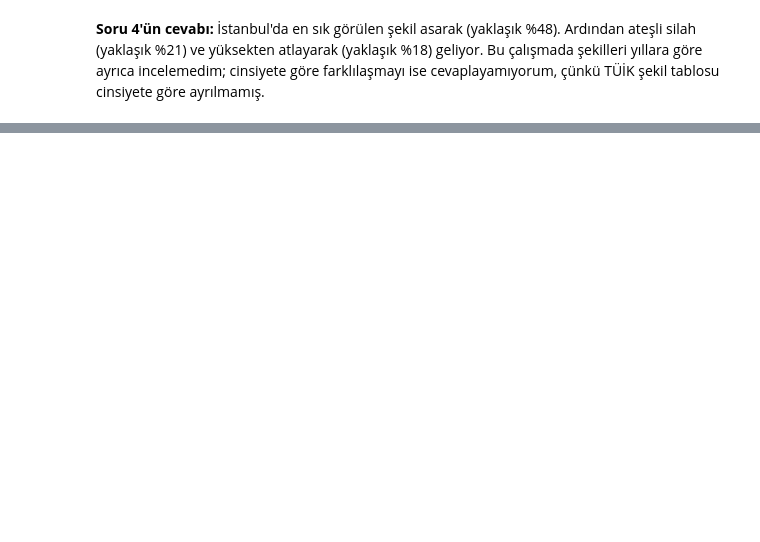
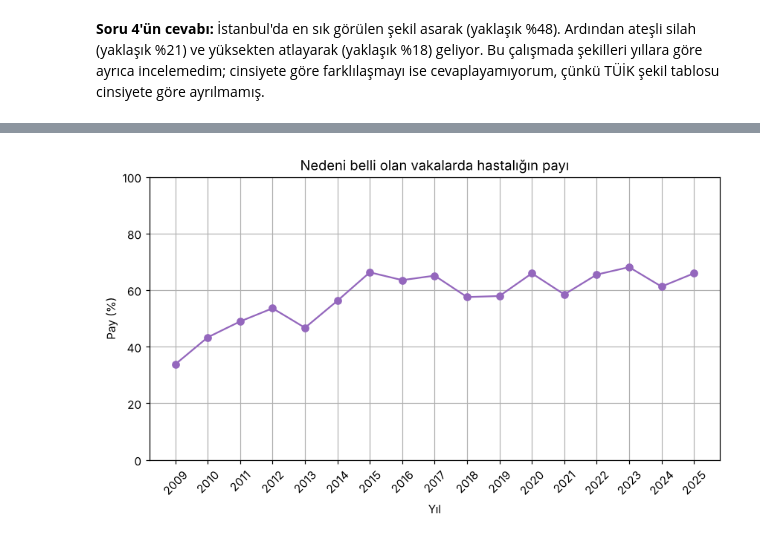
Before and after one commit to arzucankurt/-stanbul_-nt-har_anal-z-, a Jupyter notebook: 115_analiz.ipynb, the cells around one changed output, grey strips where cells are left out. Cells and saved outputs as stored; diff of their text form; code cells hidden in the pictures; blank space fills up the shorter version.

```diff
--- a/115_analiz.ipynb
+++ b/115_analiz.ipynb
@@ -357,0 +369,19 @@ Bu çalışmada şekilleri yıllara göre ayrıca incelemedim; cinsiyete göre f
+# %%
+neden_sutunlari = veri.filter(like="neden_")
+neden_toplamlari = neden_sutunlari.sum()          # her neden için 17 yıllık toplam
+
+# "Diğer" ve "Bilinmeyen" belirli bir neden olmadığı için sıralamadan çıkarıyorum
+belli_nedenler = neden_toplamlari.drop(["neden_diger", "neden_bilinmeyen"]).sort_values(ascending=False)
+toplam_vaka = veri["istanbul_toplam"].sum()
+
+print("En sık görülen neden:", belli_nedenler.idxmax())
+print("Tüm vakalar içindeki payı (%):", round(belli_nedenler.max() / toplam_vaka * 100, 1))
+print("Nedeni belli olan vakalar içindeki payı (%):", round(belli_nedenler.max() / belli_nedenler.sum() * 100, 1))
+
+# Her yıl ayrı ayrı bakınca da hastalık ilk sırada mı?
+belli_yillik = neden_sutunlari.drop(columns=["neden_diger", "neden_bilinmeyen"])
+print("Hastalığın ilk sırada olduğu yıl sayısı:", (belli_yillik.idxmax(axis=1) == "neden_hastalik").sum(), "/", len(veri))
+
+print()
+diger_bilinmeyen = neden_toplamlari["neden_diger"] + neden_toplamlari["neden_bilinmeyen"]
+print("Diğer + Bilinmeyen payı (%):", round(diger_bilinmeyen / toplam_vaka * 100, 1))
@@ -357,0 +404,12 @@ Bu çalışmada şekilleri yıllara göre ayrıca incelemedim; cinsiyete göre f
+# %%
+hastalik_payi = veri["neden_hastalik"] / belli_yillik.sum(axis=1) * 100     # her yıl için yüzde
+
+plt.plot(veri["yil"], hastalik_payi, marker="o", color="tab:purple")
+plt.title("Nedeni belli olan vakalarda hastalığın payı")
+plt.xticks(veri["yil"], rotation=45)
+plt.xlabel("Yıl")
+plt.ylabel("Pay (%)")
+plt.ylim(0, 100)
+plt.show()
+# %% [output]
+[figure, added]
```
Also changed, not shown: parts of 17 cells of this notebook, 5 other files.
